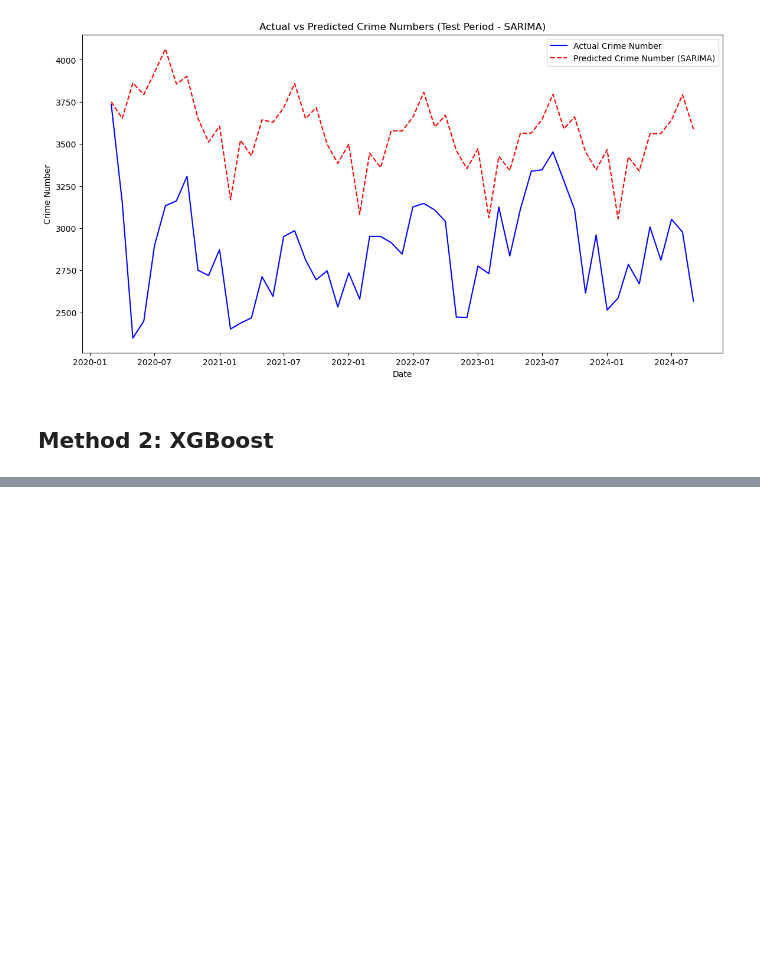
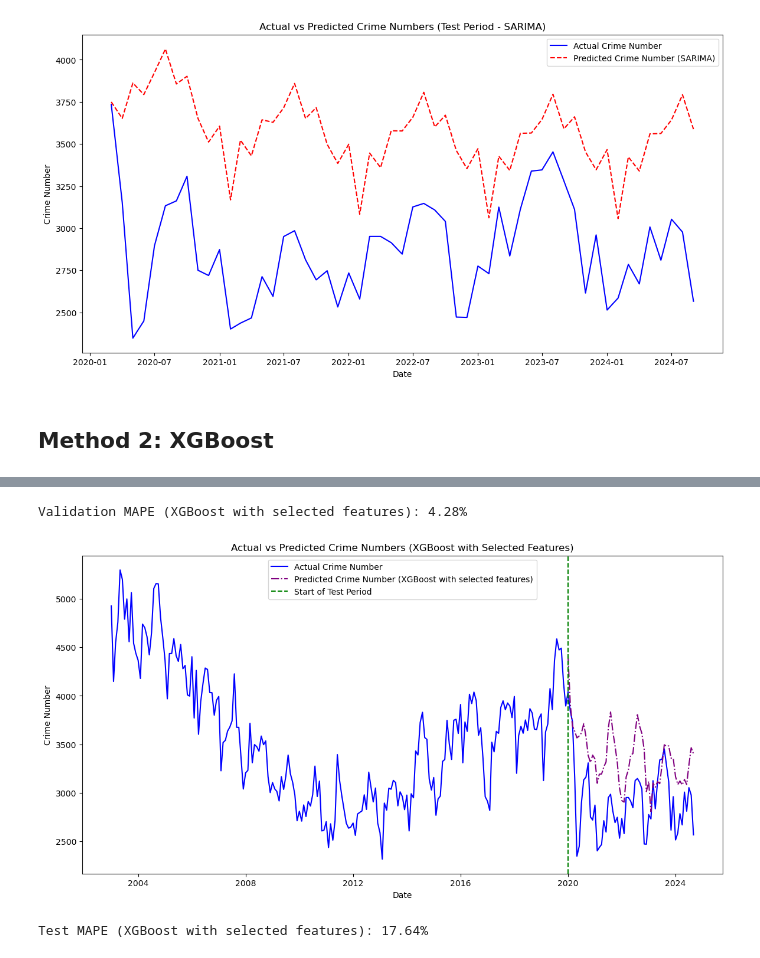
Before and after one commit to HantzeWANG/ECON490, a Jupyter notebook: CrimePrediction.ipynb, the cells around one changed output, grey strips where cells are left out. Saved outputs shown, nothing was run; the diff lists cells and outputs as text; code cells hidden in the pictures; blank space fills up the shorter version.

```diff
--- a/CrimePrediction.ipynb
+++ b/CrimePrediction.ipynb
@@ -646,0 +702,64 @@ plt.show()
+# %%
+import xgboost as xgb
+from sklearn.metrics import mean_absolute_percentage_error
+
+# Use selected features for training and validation
+X_train_selected = X_train[selected_features]
+X_val_selected = X_val[selected_features]
+
+# Initialize the XGBoost model
+xgb_model = xgb.XGBRegressor(objective='reg:squarederror', n_estimators=100, learning_rate=0.1, random_state=42)
+
+# Train the model on the selected features
+xgb_model.fit(X_train_selected, y_train)
+
+# Make predictions on the validation set
+val_predictions = xgb_model.predict(X_val_selected)
+
+# Calculate MAPE
+mape_val = mean_absolute_percentage_error(y_val, val_predictions)
+print(f"Validation MAPE (XGBoost with selected features): {mape_val * 100:.2f}%")
+# %% [output]
+Validation MAPE (XGBoost with selected features): 4.28%
+# %%
+# do the same thing for code block 116, 117 but using xgboost with selected features
+full_train_data_selected = full_train_data[selected_features]
+
+X_full_train_selected = full_train_data_selected
+y_full_train = full_train_data['crime_number']
+
+xgb_model.fit(X_full_train_selected, y_full_train)
+
+test_data_selected = test_data[selected_features]
+
+test_predictions = xgb_model.predict(test_data_selected)
+
+test_data['predicted_crime_number_xgb_selected'] = test_predictions
+
+merged_df_xgb = pd.merge(merged_df_xgb, test_data[['date', 'predicted_crime_number_xgb_selected']], how='left', on='date')
+
+plt.figure(figsize=(14, 7))
+plt.plot(merged_df_xgb['date'], merged_df_xgb['crime_number'], label="Actual Crime Number", color="blue")
+plt.plot(merged_df_xgb['date'], merged_df_xgb['predicted_crime_number_xgb_selected'], label="Predicted Crime Number (XGBoost with selected features)", color="purple", linestyle="-.")
+plt.axvline(x=pd.to_datetime('2020-01-01'), color='green', linestyle='--', label='Start of Test Period')
+plt.xlabel("Date")
+plt.ylabel("Crime Number")
+plt.title("Actual vs Predicted Crime Numbers (XGBoost with Selected Features)")
+plt.legend()
+
+plt.show()
+
+# calculate MAPE for the test period
+test_data_actual = merged_df_xgb.loc[merged_df_xgb['date'] >= '2020-03-01', 'crime_number']
+test_data_predicted = merged_df_xgb.loc[merged_df_xgb['date'] >= '2020-03-01', 'predicted_crime_number_xgb_selected']
+
+valid_indices = test_data_actual.notna() & test_data_predicted.notna()
+test_data_actual = test_data_actual[valid_indices]
+test_data_predicted = test_data_predicted[valid_indices]
+
+mape_test = mean_absolute_percentage_error(test_data_actual, test_data_predicted)
+
+print(f"Test MAPE (XGBoost with selected features): {mape_test * 100:.2f}%")
+# %% [output]
+[figure, added]
+Test MAPE (XGBoost with selected features): 17.64%
```
Also changed, not shown: parts of 4 cells of this notebook.
